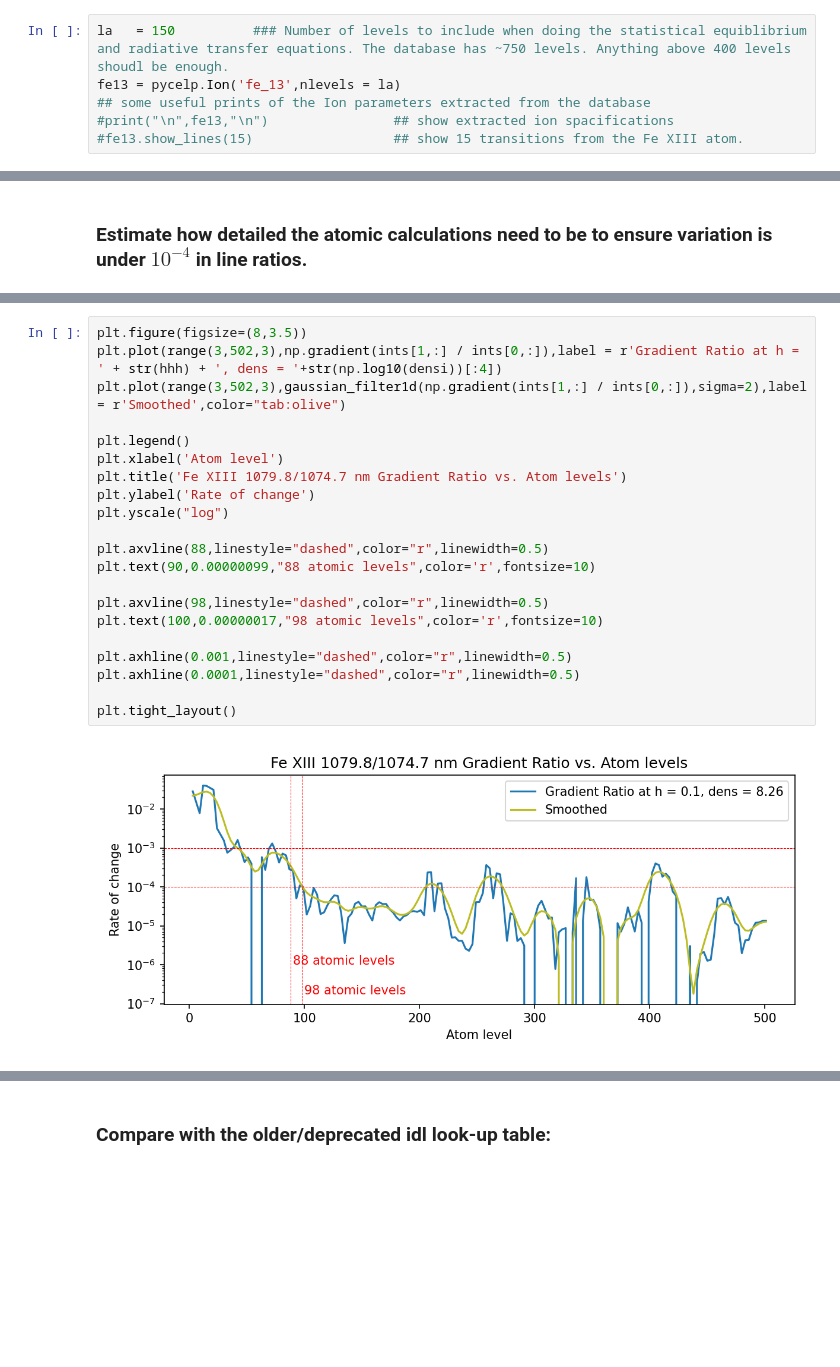
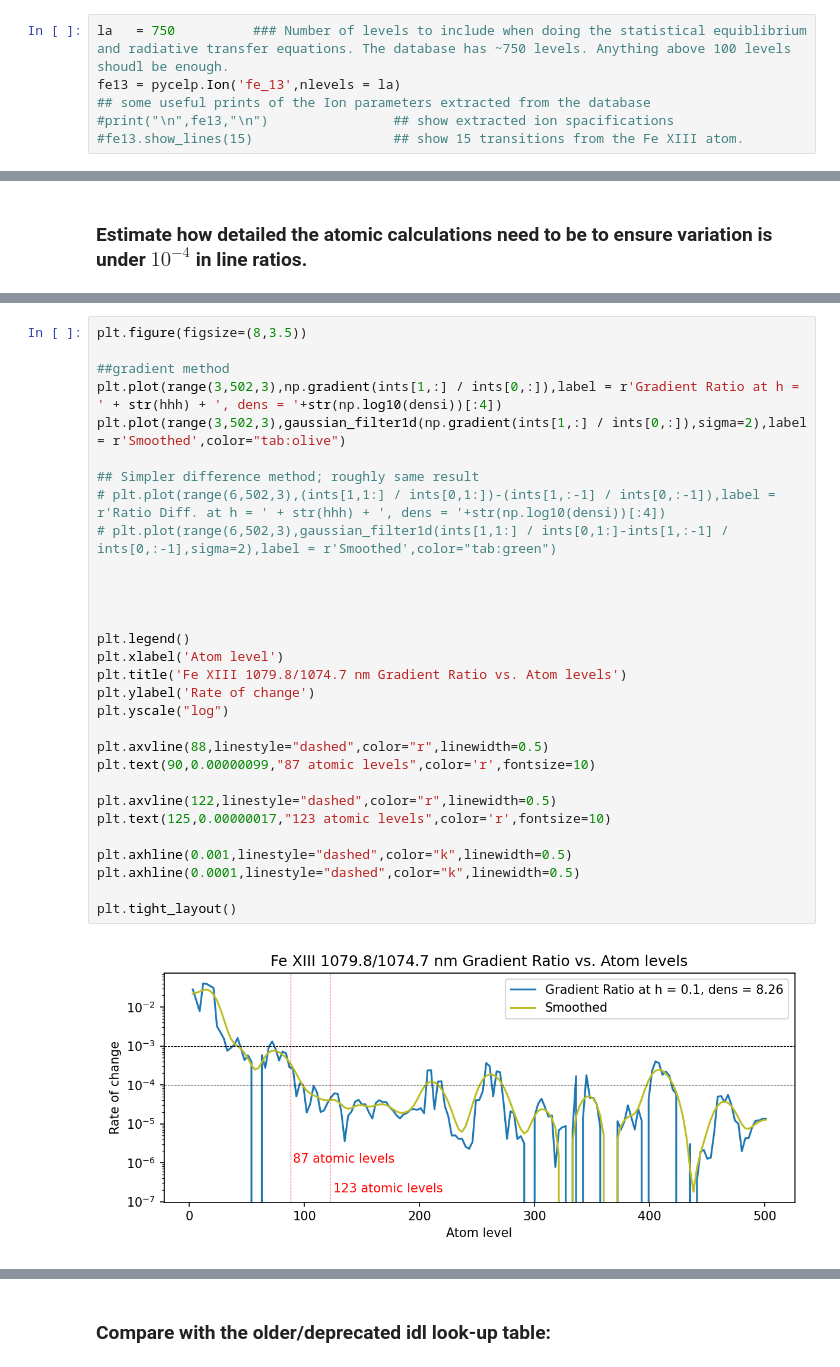
Before and after one commit to arparaschiv/FeXIII-coronal-density, a Jupyter notebook: PyCELP_generate_lookup.ipynb, the cells around one changed output, grey strips where cells are left out. Cells and saved outputs as stored; diff of their text form; blank space fills up the shorter version.

```diff
--- a/PyCELP_generate_lookup.ipynb
+++ b/PyCELP_generate_lookup.ipynb
@@ -38,7 +38,7 @@ os.environ["XUVTOP"] = '/home/noxpara/Documents/physics_progs/CHIANTI_10.1_datab
 
 %matplotlib widget
 # %%
-la   = 150          ### Number of levels to include when doing the statistical equiblibrium and radiative transfer equations. The database has ~750 levels. Anything above 400 levels shoudl be enough.
+la   = 750          ### Number of levels to include when doing the statistical equiblibrium and radiative transfer equations. The database has ~750 levels. Anything above 100 levels shoudl be enough.
 fe13 = pycelp.Ion('fe_13',nlevels = la)
 ## some useful prints of the Ion parameters extracted from the database
 #print("\n",fe13,"\n")                ## show extracted ion spacifications
@@ -331,23 +378,32 @@ print(np.arange(3,502,3))
 # %%
 plt.figure(figsize=(8,3.5))
+
+##gradient method
 plt.plot(range(3,502,3),np.gradient(ints[1,:] / ints[0,:]),label = r'Gradient Ratio at h = ' + str(hhh) + ', dens = '+str(np.log10(densi))[:4])
 plt.plot(range(3,502,3),gaussian_filter1d(np.gradient(ints[1,:] / ints[0,:]),sigma=2),label = r'Smoothed',color="tab:olive")
+
+## Simpler difference method; roughly same result
+# plt.plot(range(6,502,3),(ints[1,1:] / ints[0,1:])-(ints[1,:-1] / ints[0,:-1]),label = r'Ratio Diff. at h = ' + str(hhh) + ', dens = '+str(np.log10(densi))[:4])
+# plt.plot(range(6,502,3),gaussian_filter1d(ints[1,1:] / ints[0,1:]-ints[1,:-1] / ints[0,:-1],sigma=2),label = r'Smoothed',color="tab:green")
+
+
+
 
 plt.legend()
 plt.xlabel('Atom level')
 plt.title('Fe XIII 1079.8/1074.7 nm Gradient Ratio vs. Atom levels')
 plt.ylabel('Rate of change')
 plt.yscale("log")
 
 plt.axvline(88,linestyle="dashed",color="r",linewidth=0.5)
-plt.text(90,0.00000099,"88 atomic levels",color='r',fontsize=10)
+plt.text(90,0.00000099,"87 atomic levels",color='r',fontsize=10)
 
-plt.axvline(98,linestyle="dashed",color="r",linewidth=0.5)
-plt.text(100,0.00000017,"98 atomic levels",color='r',fontsize=10)
+plt.axvline(122,linestyle="dashed",color="r",linewidth=0.5)
+plt.text(125,0.00000017,"123 atomic levels",color='r',fontsize=10)
 
-plt.axhline(0.001,linestyle="dashed",color="r",linewidth=0.5)
-plt.axhline(0.0001,linestyle="dashed",color="r",linewidth=0.5)
+plt.axhline(0.001,linestyle="dashed",color="k",linewidth=0.5)
+plt.axhline(0.0001,linestyle="dashed",color="k",linewidth=0.5)
 
 plt.tight_layout()
 # %% [output]
-[figure, old version]
+[figure, new version]
```
Also changed, not shown: parts of 25 cells of this notebook, 9 other files.
